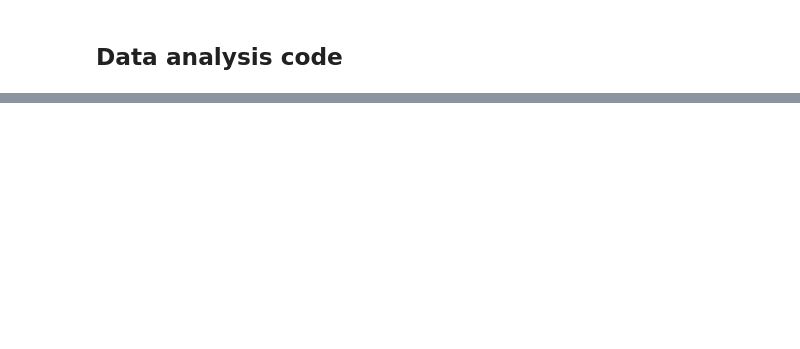
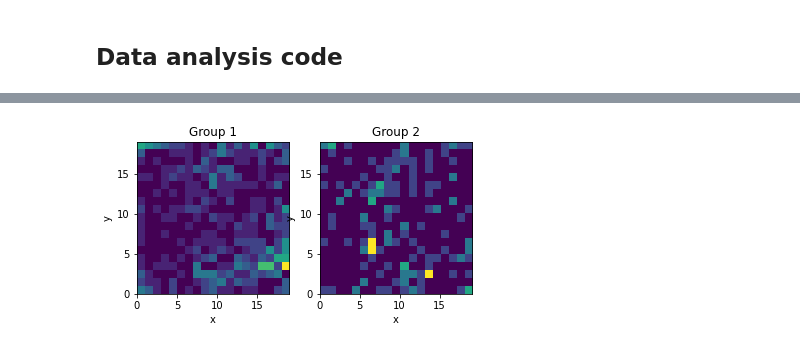
Before and after one commit to sebbkw/rnn, a Jupyter notebook: analyse_network.ipynb, the cells around one changed output, grey strips where cells are left out. Cells and saved outputs as stored; diff of their text form; code cells hidden in the pictures; blank space fills up the shorter version.

```diff
--- a/analyse_network.ipynb
+++ b/analyse_network.ipynb
@@ -1088,6 +1069,42 @@ def get_two_tailed_p_value (null_distribution, test_statistic):
     p =  2 * min(p_left, p_right)
 
     return p, p_left, p_right
+# %%
+# Plot distributions of points
+
+group1_x = [u["position"][1] for u in physiology_data_group1 if u["position"][1] != -1]
+group1_y = [u["position"][0] for u in physiology_data_group1 if u["position"][0] != -1]
+
+group2_x = [u["position"][1] for u in physiology_data_group2 if u["position"][1] != -1]
+group2_y = [u["position"][0] for u in physiology_data_group2 if u["position"][0] != -1]
+
+hist_1, x_edge_1, y_edge_1 = np.histogram2d(
+    group1_x, group1_y,
+    [np.arange(0, FRAME_SIZE),np.arange(0, FRAME_SIZE)]
+)
+extent_1 = [x_edge_1[0], x_edge_1[-1], y_edge_1[0], y_edge_1[-1]]
+
+hist_2, x_edge_2, y_edge_2 = np.histogram2d(
+    group2_x, group2_y,
+    [np.arange(0, FRAME_SIZE),np.arange(0, FRAME_SIZE)]
+)
+extent_2 = [x_edge_2[0], x_edge_2[-1], y_edge_2[0], y_edge_2[-1]]
+
+fig, axs = plt.subplots(nrows=1, ncols=2)
+
+axs[0].imshow(hist_1.T, extent=extent_1, origin='lower')
+axs[0].set_xlabel("x")
+axs[0].set_ylabel("y")
+axs[0].set_title("Group 1")
+
+axs[1].imshow(hist_2.T, extent=extent_2, origin='lower')
+axs[1].set_xlabel("x")
+axs[1].set_ylabel("y")
+axs[1].set_title("Group 2")
+
+plt.show()
+# %% [output]
+[figure, added]
 # %%
 # Figure 5b
 
```
Also changed, not shown: parts of 12 cells of this notebook.
